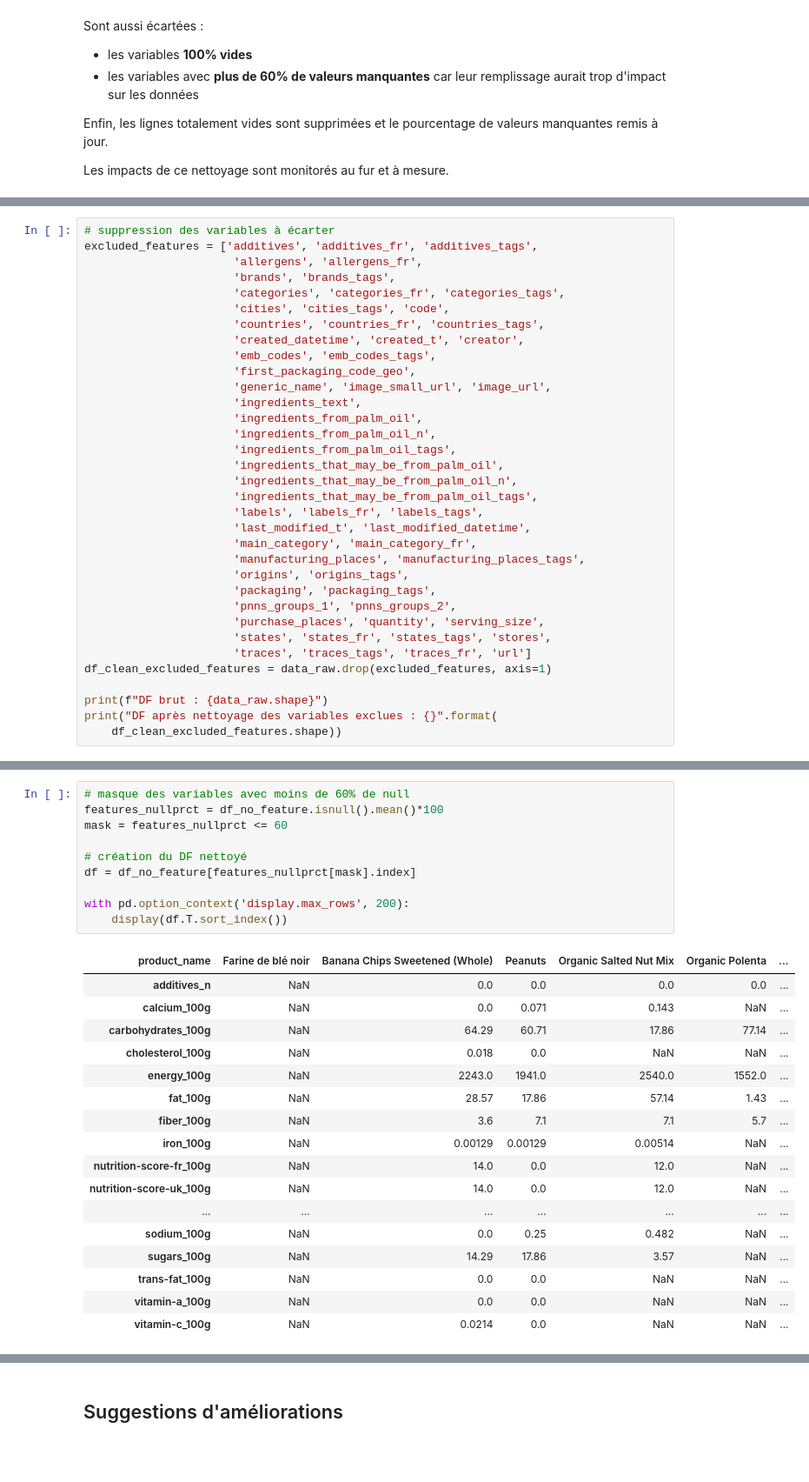
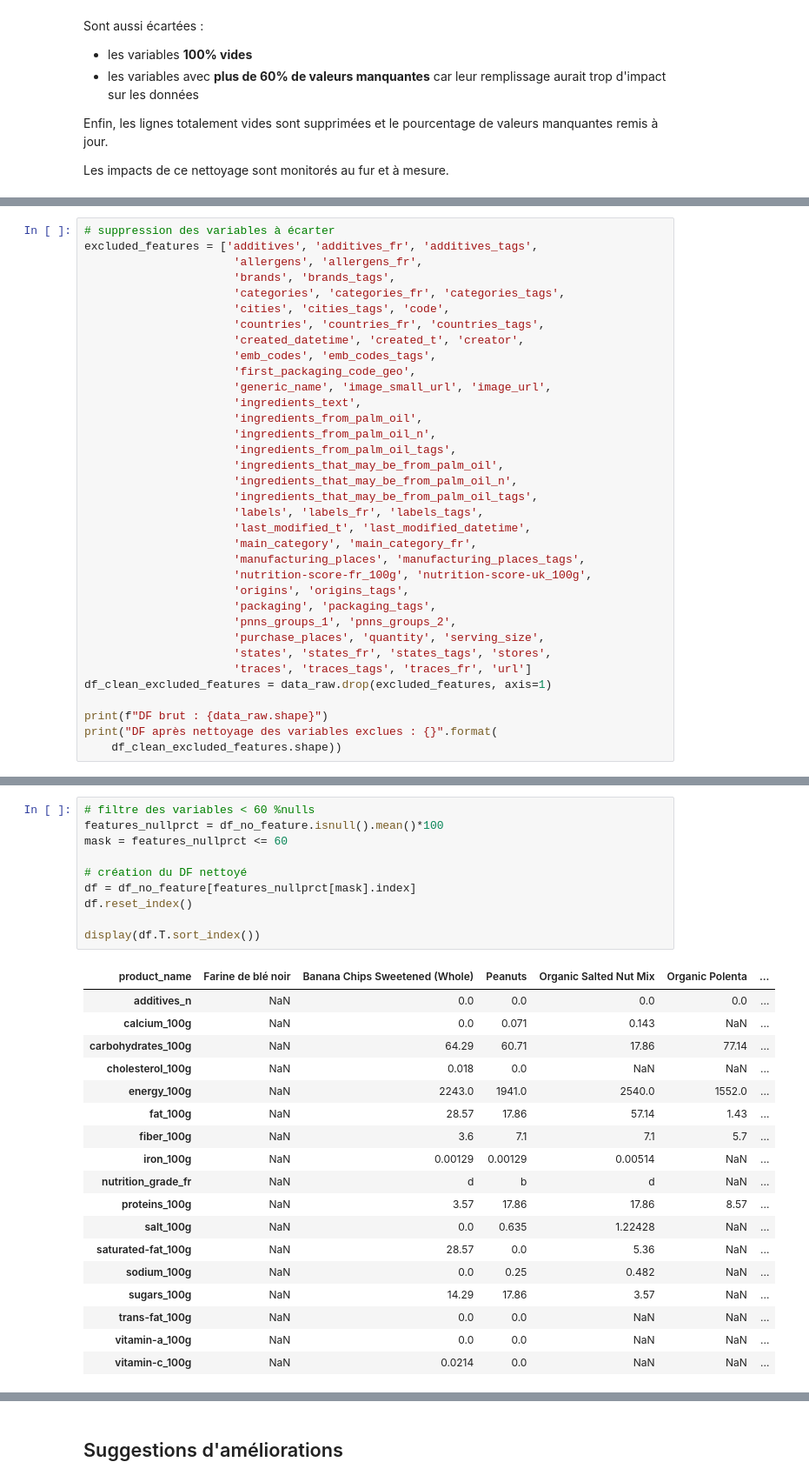
Before and after one commit to sycod/OC_projects, a Jupyter notebook: P2/P2 analyse exploratoire.ipynb, the cells around one changed output, grey strips where cells are left out. Shown at 87% size. Saved outputs shown, nothing was run; the diff lists cells and outputs as text; blank space fills up the shorter version.

```diff
--- a/P2/P2 analyse exploratoire.ipynb
+++ b/P2/P2 analyse exploratoire.ipynb
@@ -310,6 +280,7 @@ excluded_features = ['additives', 'additives_fr', 'additives_tags',
                       'last_modified_t', 'last_modified_datetime',
                       'main_category', 'main_category_fr',
                       'manufacturing_places', 'manufacturing_places_tags',
+                      'nutrition-score-fr_100g', 'nutrition-score-uk_100g',
                       'origins', 'origins_tags',
                       'packaging', 'packaging_tags',
                       'pnns_groups_1', 'pnns_groups_2',
@@ -367,26 +307,27 @@ DF après nettoyage des variables vides : (320772, 89)
 # %%
-# masque des variables avec moins de 60% de null
+# filtre des variables < 60 %nulls
 features_nullprct = df_no_feature.isnull().mean()*100
 mask = features_nullprct <= 60
 
 # création du DF nettoyé
 df = df_no_feature[features_nullprct[mask].index]
+df.reset_index()
 
-with pd.option_context('display.max_rows', 200):
-    display(df.T.sort_index())
+display(df.T.sort_index())
 # %% [output]
 | product_name | Farine de blé noir | Banana Chips Sweetened (Whole) | Peanuts | Organic Salted Nut Mix | Organic Polenta | ... |
 | additives_n | NaN | 0.0 | 0.0 | 0.0 | 0.0 | ... |
 | calcium_100g | NaN | 0.0 | 0.071 | 0.143 | NaN | ... |
 | carbohydrates_100g | NaN | 64.29 | 60.71 | 17.86 | 77.14 | ... |
 | cholesterol_100g | NaN | 0.018 | 0.0 | NaN | NaN | ... |
 | energy_100g | NaN | 2243.0 | 1941.0 | 2540.0 | 1552.0 | ... |
 | fat_100g | NaN | 28.57 | 17.86 | 57.14 | 1.43 | ... |
 | fiber_100g | NaN | 3.6 | 7.1 | 7.1 | 5.7 | ... |
 | iron_100g | NaN | 0.00129 | 0.00129 | 0.00514 | NaN | ... |
-| nutrition-score-fr_100g | NaN | 14.0 | 0.0 | 12.0 | NaN | ... |
-| nutrition-score-uk_100g | NaN | 14.0 | 0.0 | 12.0 | NaN | ... |
-| ... | ... | ... | ... | ... | ... | ... |
+| nutrition_grade_fr | NaN | d | b | d | NaN | ... |
+| proteins_100g | NaN | 3.57 | 17.86 | 17.86 | 8.57 | ... |
+| salt_100g | NaN | 0.0 | 0.635 | 1.22428 | NaN | ... |
+| saturated-fat_100g | NaN | 28.57 | 0.0 | 5.36 | NaN | ... |
 | sodium_100g | NaN | 0.0 | 0.25 | 0.482 | NaN | ... |
 | sugars_100g | NaN | 14.29 | 17.86 | 3.57 | NaN | ... |
 | trans-fat_100g | NaN | 0.0 | 0.0 | NaN | NaN | ... |
```
Also changed, not shown: parts of 22 cells of this notebook.
